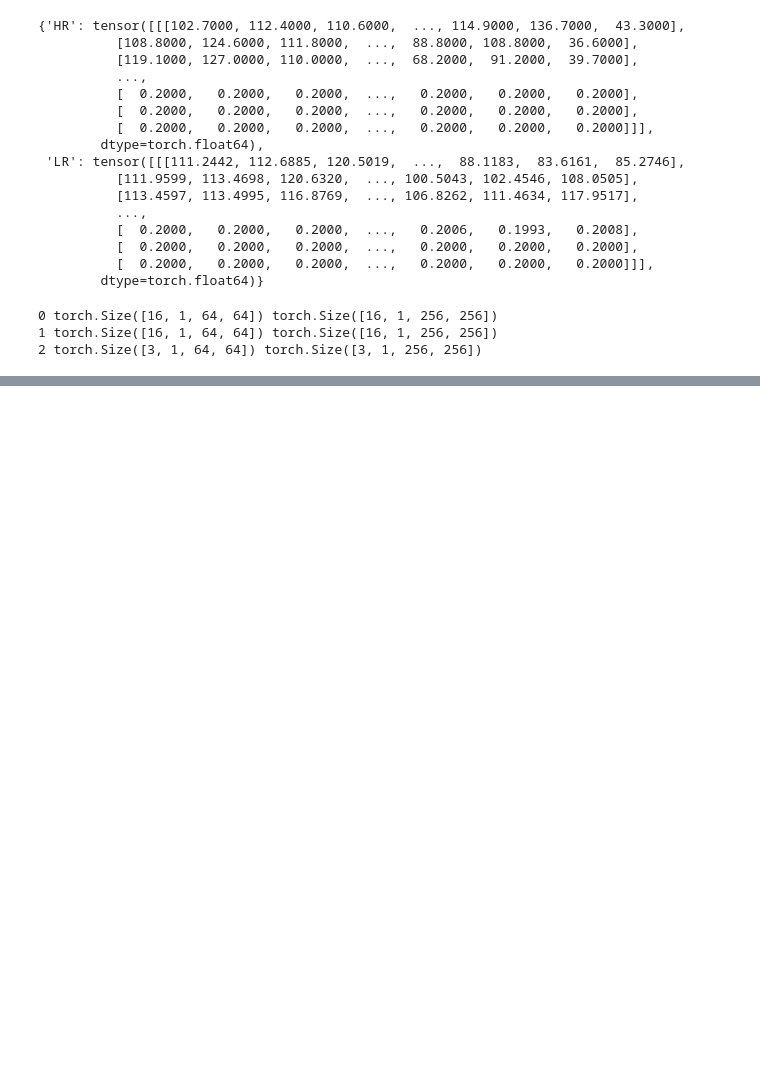
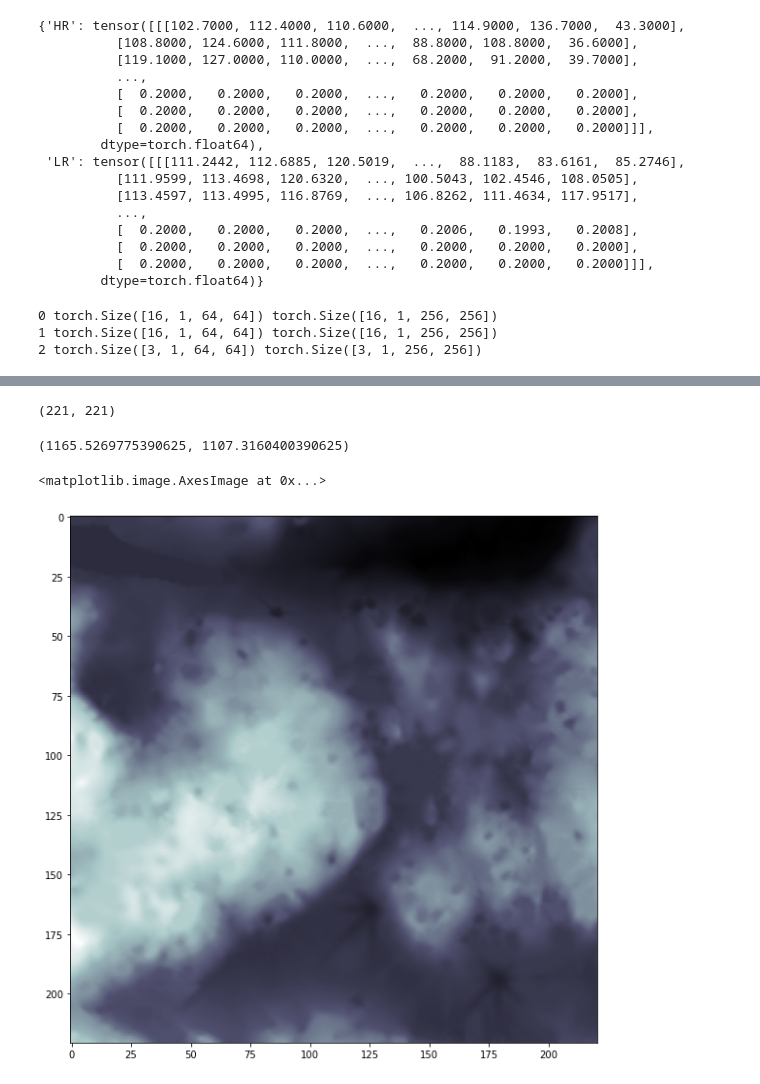
Before and after one commit to m-abbas-ansari/KernelGAN, a Jupyter notebook: testing.ipynb, the cells around one changed output, grey strips where cells are left out. Drawn from its saved outputs; the diff is of its cells as text; code cells hidden in the pictures; blank space fills up the shorter version.

```diff
--- a/testing.ipynb
+++ b/testing.ipynb
@@ -245,0 +298,15 @@ for i_batch, sample_batched in enumerate(dl):
+# %%
+data = np.load('/Users/mohammadkashif/Desktop/SIH/Noise_patch/10.npy')
+data.shape
+# %% [output]
+(221, 221)
+# %%
+data.max(),data.min()
+# %% [output]
+(1165.5269775390625, 1107.3160400390625)
+# %%
+plt.figure(figsize=(20,10))
+plt.imshow(data, cmap="bone")
+# %% [output]
+<matplotlib.image.AxesImage at 0x...>
+[figure, added]
```
Also changed, not shown: parts of 17 cells of this notebook, 2 other files.
